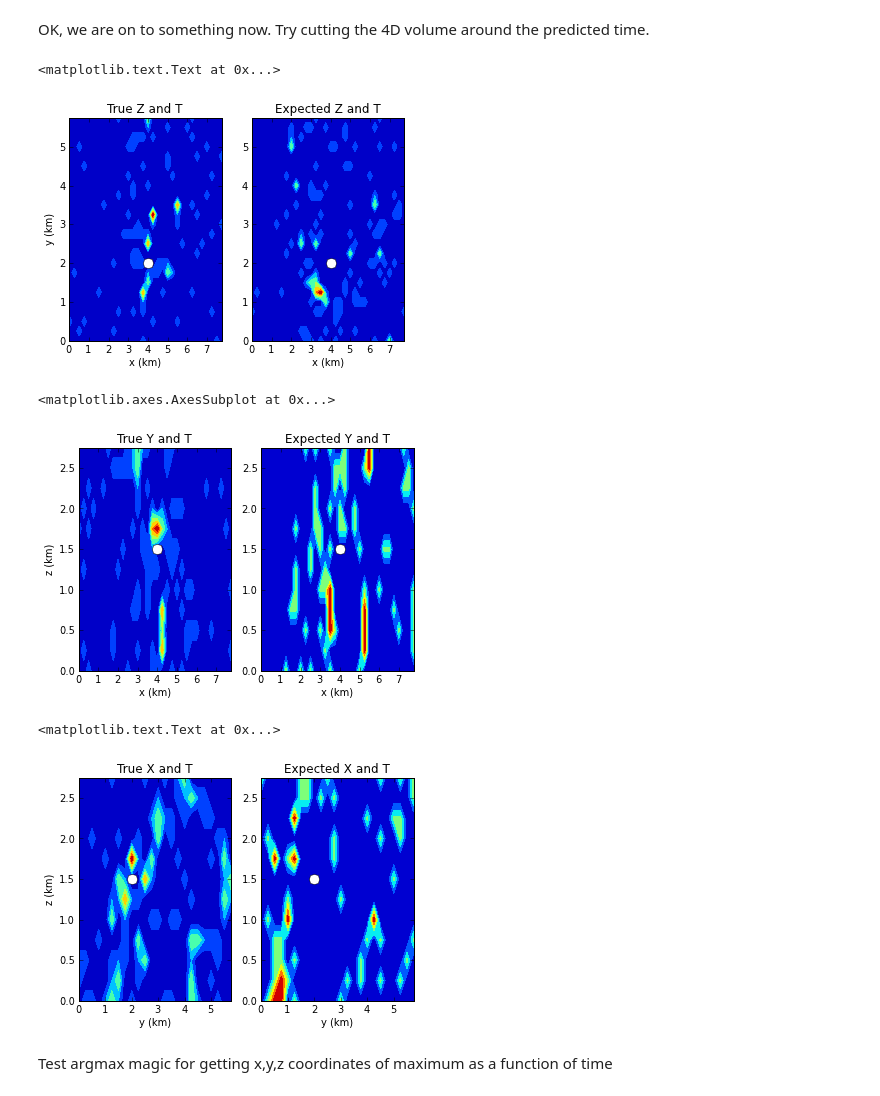
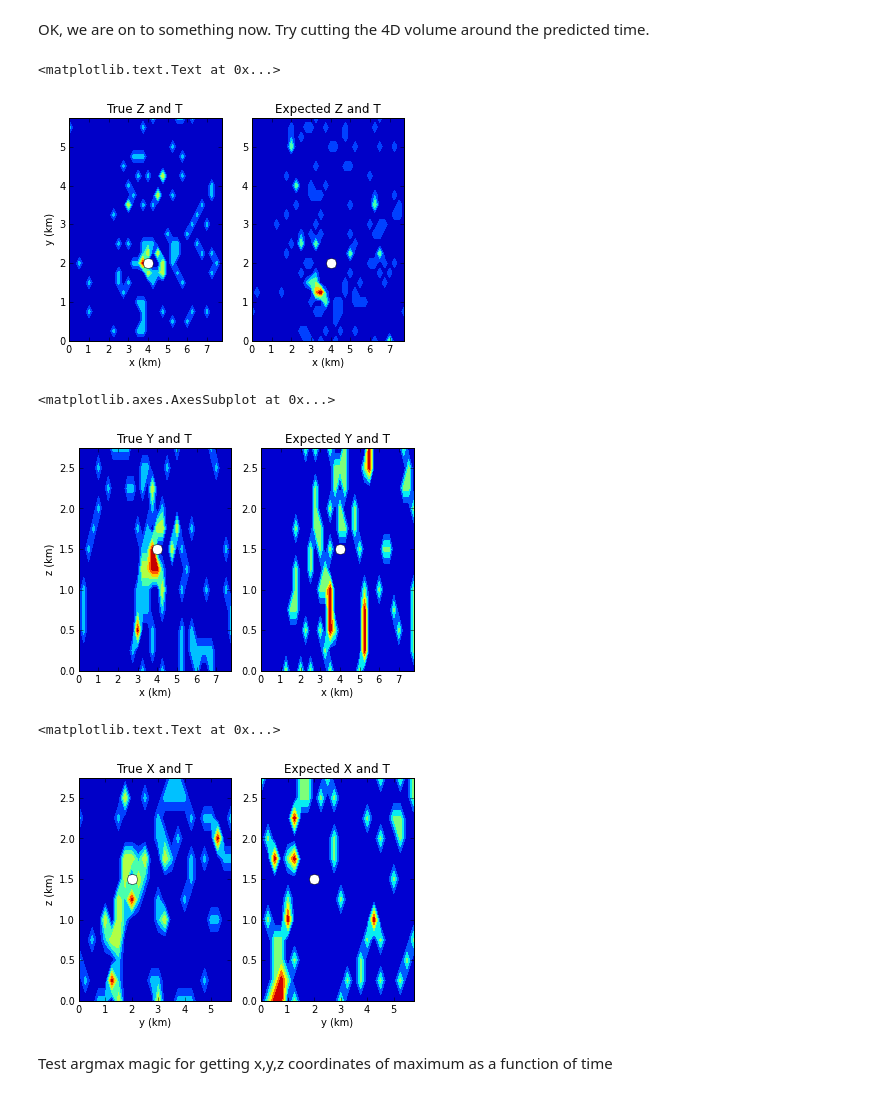
Before and after one commit to amaggi/waveloc, a Jupyter notebook: PyProgs/notes_migration_location.ipynb, the cells around one changed output. Saved outputs shown, nothing was run; the diff lists cells and outputs as text; code cells hidden in the pictures.

```diff
--- a/PyProgs/notes_migration_location.ipynb
+++ b/PyProgs/notes_migration_location.ipynb
@@ -65,20 +65,20 @@ OK, we are on to something now.  Try cutting the 4D volume around the predicted
 # %%
 it_exp=int(round(exp_t/dt))ix_exp=int(round(exp_x/dx))iy_exp=int(round(exp_y/dy))iz_exp=int(round(exp_z/dz))
 # %%
-xy_cut=stack_grid[:,:,iz_true,it_true]xy_cut_exp=stack_grid[:,:,iz_exp,it_exp]plt.subplot(1,2,1)p=plt.contourf(x,y,xy_cut.T)plt.plot(x[ix_true],y[iy_true],'wo',markersize=10)#plt.colorbar(p)plt.xlabel('x (km)')plt.ylabel('y (km)')plt.title('True Z and T')plt.subplot(1,2,2)p=plt.contourf(x,y,xy_cut_exp.T)plt.plot(x[ix_true],y[iy_true],'wo',markersize=10)#plt.colorbar(p)plt.xlabel('x (km)')#plt.ylabel('y (km)')plt.title('Expected Z and T')
+xy_cut=stack_grid[:,:,iz_true,it_true+1]xy_cut_exp=stack_grid[:,:,iz_exp,it_exp]plt.subplot(1,2,1)p=plt.contourf(x,y,xy_cut.T)plt.plot(x[ix_true],y[iy_true],'wo',markersize=10)#plt.colorbar(p)plt.xlabel('x (km)')plt.ylabel('y (km)')plt.title('True Z and T')plt.subplot(1,2,2)p=plt.contourf(x,y,xy_cut_exp.T)plt.plot(x[ix_true],y[iy_true],'wo',markersize=10)#plt.colorbar(p)plt.xlabel('x (km)')#plt.ylabel('y (km)')plt.title('Expected Z and T')
 # %% [output]
 <matplotlib.text.Text at 0x...>
-[figure, old version]
+[figure, new version]
 # %%
-xz_cut=stack_grid[:,iy_true,:,it_true]xz_cut_exp=stack_grid[:,iy_exp,:,it_exp]plt.subplot(1,2,1)p=plt.contourf(x,z,xz_cut.T)#plt.colorbar(p)plt.plot(x[ix_true],z[iz_true],'wo',markersize=10)plt.xlabel('x (km)')plt.ylabel('z (km)')plt.title('True Y and T')plt.subplot(1,2,2)p=plt.contourf(x,z,xz_cut_exp.T)#plt.colorbar(p)plt.plot(x[ix_true],z[iz_true],'wo',markersize=10)plt.xlabel('x (km)')#plt.ylabel('z (km)')plt.title('Expected Y and T')plt.subplot(1,2,2)
+xz_cut=stack_grid[:,iy_true,:,it_true+1]xz_cut_exp=stack_grid[:,iy_exp,:,it_exp]plt.subplot(1,2,1)p=plt.contourf(x,z,xz_cut.T)#plt.colorbar(p)plt.plot(x[ix_true],z[iz_true],'wo',markersize=10)plt.xlabel('x (km)')plt.ylabel('z (km)')plt.title('True Y and T')plt.subplot(1,2,2)p=plt.contourf(x,z,xz_cut_exp.T)#plt.colorbar(p)plt.plot(x[ix_true],z[iz_true],'wo',markersize=10)plt.xlabel('x (km)')#plt.ylabel('z (km)')plt.title('Expected Y and T')plt.subplot(1,2,2)
 # %% [output]
 <matplotlib.axes.AxesSubplot at 0x...>
-[figure, old version]
+[figure, new version]
 # %%
-yz_cut=stack_grid[ix_true,:,:,it_true]yz_cut_exp=stack_grid[ix_exp,:,:,it_exp]plt.subplot(1,2,1)p=plt.contourf(y,z,yz_cut.T)plt.plot(y[iy_true],z[iz_true],'wo',markersize=10)#plt.colorbar(p)plt.xlabel('y (km)')plt.ylabel('z (km)')plt.title('True X and T')plt.subplot(1,2,2)p=plt.contourf(y,z,yz_cut_exp.T)plt.plot(y[iy_true],z[iz_true],'wo',markersize=10)#plt.colorbar(p)plt.xlabel('y (km)')#plt.ylabel('z (km)')plt.title('Expected X and T')
+yz_cut=stack_grid[ix_true,:,:,it_true+1]yz_cut_exp=stack_grid[ix_exp,:,:,it_exp]plt.subplot(1,2,1)p=plt.contourf(y,z,yz_cut.T)plt.plot(y[iy_true],z[iz_true],'wo',markersize=10)#plt.colorbar(p)plt.xlabel('y (km)')plt.ylabel('z (km)')plt.title('True X and T')plt.subplot(1,2,2)p=plt.contourf(y,z,yz_cut_exp.T)plt.plot(y[iy_true],z[iz_true],'wo',markersize=10)#plt.colorbar(p)plt.xlabel('y (km)')#plt.ylabel('z (km)')plt.title('Expected X and T')
 # %% [output]
 <matplotlib.text.Text at 0x...>
-[figure, old version]
+[figure, new version]
 # %% [markdown]
 Test argmax magic for getting x,y,z coordinates of maximum as a function of time
 # %%
```
Also changed, not shown: parts of 3 cells of this notebook.
